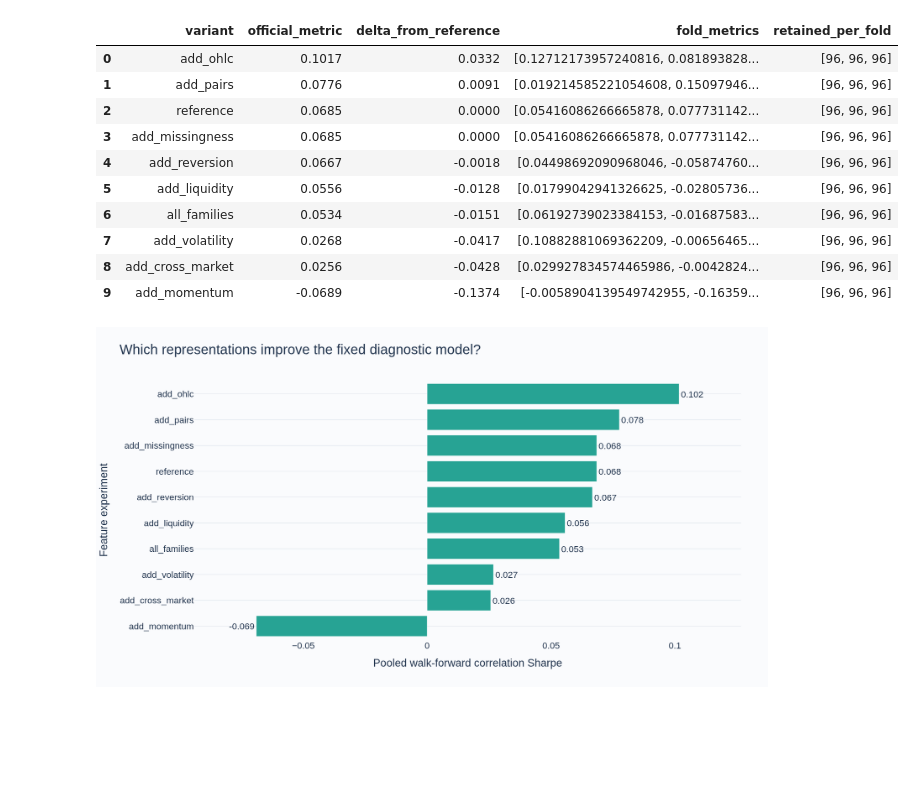
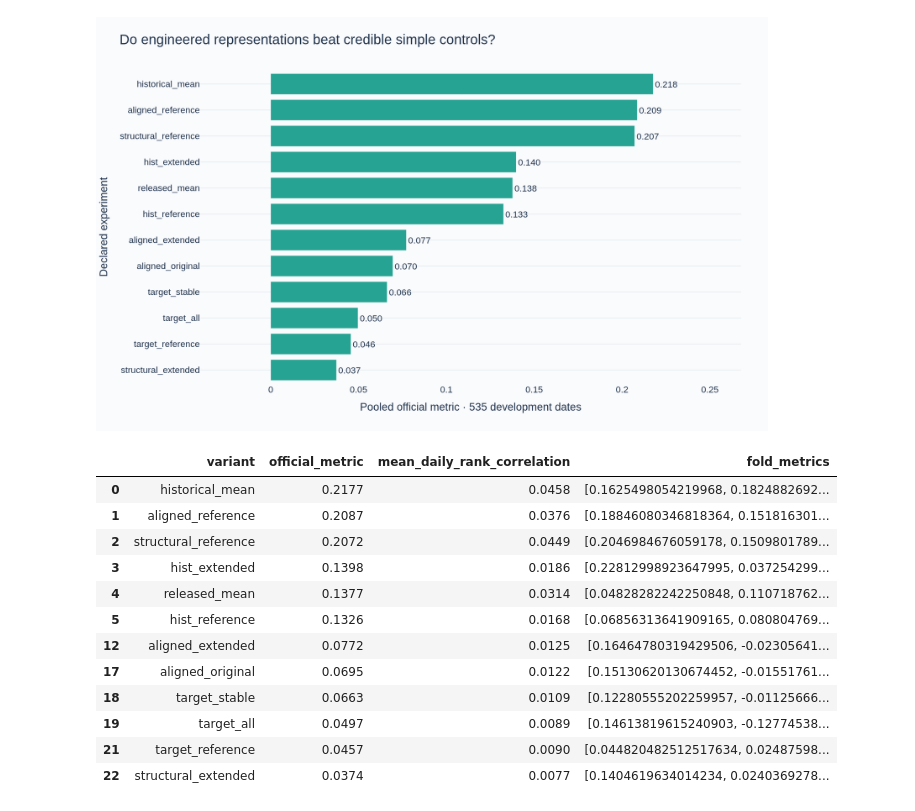
Before and after one commit to alvaromendizabal/commodity-prediction, a Jupyter notebook: notebooks/02_feature_research.ipynb, the cells around one changed output. Drawn from its saved outputs; the diff is of its cells as text; code cells hidden in the pictures; blank space fills up the shorter version.

```diff
--- a/notebooks/02_feature_research.ipynb
+++ b/notebooks/02_feature_research.ipynb
@@ -15,9 +15,11 @@ import pandas as pd
 import plotly.express as px
 import plotly.graph_objects as go
 from IPython.display import display, Markdown
-from scripts.notebook_support import project_root, checked_reports, show_figure
+from scripts.notebook_support import project_root, checked_reports, checked_study, show_figure
 root = project_root()
 audit, research = checked_reports(root)
+study = checked_study(root)
+study_config = json.loads((root / "configs/feature_study.json").read_text())
 config = json.loads((root / "configs/research.json").read_text())
-display(Markdown(f"**Verified experiment:** `{research['lineage'][:16]}` · **Feature gate:** open"))
+display(Markdown(f"**Verified experiment:** `{study['lineage'][:16]}` · **Feature gate:** open"))
 # %% [output]
@@ -28,0 +33,7 @@ Returns and momentum capture persistence; reversion measures departures from rec
+# %%
+comparison = pd.DataFrame(study["comparison"])
+legacy = pd.DataFrame(study["initial_variants_rescored_on_common_dates"])
+controls = comparison.loc[comparison.variant.isin(["historical_mean", "released_mean"]), ["variant", "official_metric", "fold_metrics"]]
+display(controls.round(4))
+display(legacy[["variant", "official_metric"]].sort_values("official_metric", ascending=False).round(4))
+display(Markdown(f"**Same-window comparison:** {study['validation_dates']} validation dates; {study['terminal_embargo_dates']}-date terminal embargo; all 30 original fold experiments preserved."))
@@ -69,22 +81,24 @@ The official metric is the mean daily cross-sectional Spearman rank correlation
 # %%
-comparison = pd.DataFrame(research["comparison"])
-display(comparison[["variant", "official_metric", "delta_from_reference", "fold_metrics", "retained_per_fold"]].round(4))
-ordered = comparison.sort_values("official_metric")
-fig = px.bar(ordered, x="official_metric", y="variant", orientation="h", text_auto=".3f", title="Which representations improve the fixed diagnostic model?")
+main = comparison.loc[~comparison.variant.str.startswith("drop_")].sort_values("official_metric")
+fig = px.bar(main, x="official_metric", y="variant", orientation="h", text_auto=".3f",
+             title="Do engineered representations beat credible simple controls?")
 fig.update_traces(marker_color="#27A394", textposition="outside")
-fig.update_layout(xaxis_title="Pooled walk-forward correlation Sharpe", yaxis_title="Feature experiment")
-fig.update_xaxes(range=[min(0, float(ordered.official_metric.min())) - 0.025, max(0, float(ordered.official_metric.max())) + 0.025])
-show_figure(fig, root, "ablation_scores", 600)
+fig.update_xaxes(range=[min(0, float(main.official_metric.min())) - 0.04, max(0, float(main.official_metric.max())) + 0.05])
+fig.update_layout(xaxis_title="Pooled official metric · 535 development dates", yaxis_title="Declared experiment")
+show_figure(fig, root, "ablation_scores", 690)
+display(main[["variant", "official_metric", "mean_daily_rank_correlation", "fold_metrics"]].sort_values("official_metric", ascending=False).round(4))
 # %% [output]
+[figure, new version]
-|  | variant | official_metric | delta_from_reference | fold_metrics | retained_per_fold |
-| 0 | add_ohlc | 0.1017 | 0.0332 | [0.12712173957240816, 0.081893828... | [96, 96, 96] |
-| 1 | add_pairs | 0.0776 | 0.0091 | [0.019214585221054608, 0.15097946... | [96, 96, 96] |
-| 2 | reference | 0.0685 | 0.0000 | [0.05416086266665878, 0.077731142... | [96, 96, 96] |
-| 3 | add_missingness | 0.0685 | 0.0000 | [0.05416086266665878, 0.077731142... | [96, 96, 96] |
-| 4 | add_reversion | 0.0667 | -0.0018 | [0.04498692090968046, -0.05874760... | [96, 96, 96] |
-| 5 | add_liquidity | 0.0556 | -0.0128 | [0.01799042941326625, -0.02805736... | [96, 96, 96] |
-| 6 | all_families | 0.0534 | -0.0151 | [0.06192739023384153, -0.01687583... | [96, 96, 96] |
-| 7 | add_volatility | 0.0268 | -0.0417 | [0.10882881069362209, -0.00656465... | [96, 96, 96] |
-| 8 | add_cross_market | 0.0256 | -0.0428 | [0.029927834574465986, -0.0042824... | [96, 96, 96] |
-| 9 | add_momentum | -0.0689 | -0.1374 | [-0.0058904139549742955, -0.16359... | [96, 96, 96] |
+|  | variant | official_metric | mean_daily_rank_correlation | fold_metrics |
+| 0 | historical_mean | 0.2177 | 0.0458 | [0.1625498054219968, 0.1824882692... |
+| 1 | aligned_reference | 0.2087 | 0.0376 | [0.18846080346818364, 0.151816301... |
+| 2 | structural_reference | 0.2072 | 0.0449 | [0.2046984676059178, 0.1509801789... |
+| 3 | hist_extended | 0.1398 | 0.0186 | [0.22812998923647995, 0.037254299... |
+| 4 | released_mean | 0.1377 | 0.0314 | [0.04828282242250848, 0.110718762... |
+| 5 | hist_reference | 0.1326 | 0.0168 | [0.06856313641909165, 0.080804769... |
+| 12 | aligned_extended | 0.0772 | 0.0125 | [0.16464780319429506, -0.02305641... |
+| 17 | aligned_original | 0.0695 | 0.0122 | [0.15130620130674452, -0.01551761... |
+| 18 | target_stable | 0.0663 | 0.0109 | [0.12280555202259957, -0.01125666... |
+| 19 | target_all | 0.0497 | 0.0089 | [0.14613819615240903, -0.12774538... |
+| 21 | target_reference | 0.0457 | 0.0090 | [0.044820482512517634, 0.02487598... |
+| 22 | structural_extended | 0.0374 | 0.0077 | [0.1404619634014234, 0.0240369278... |
-[figure, old version]
```
Also changed, not shown: parts of 29 cells of this notebook, 14 other files.
